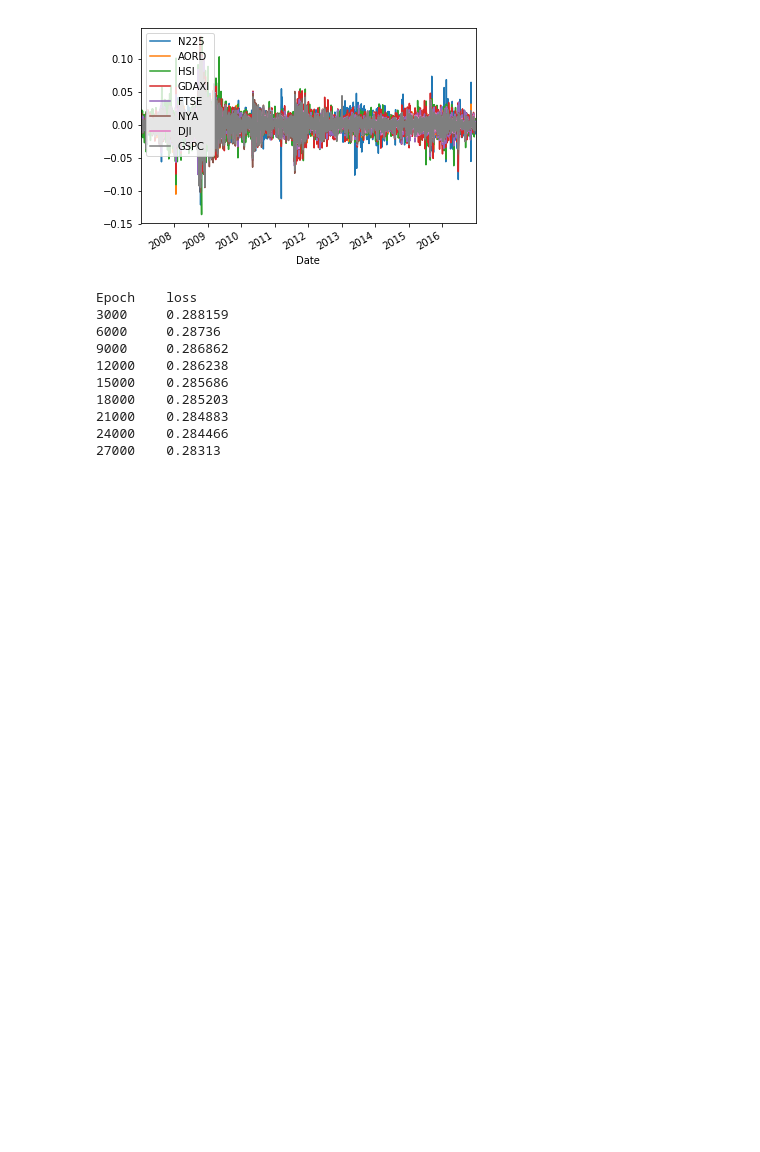
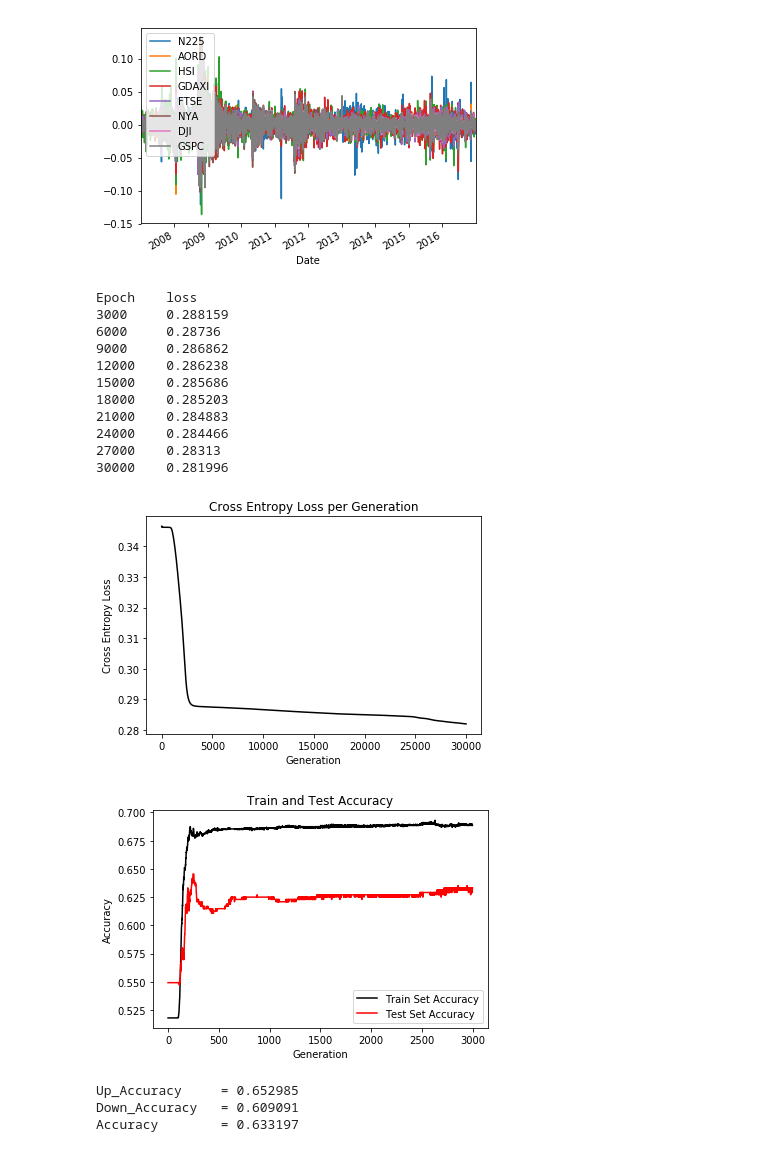
Before and after one commit to 5f5e0ff/repository, a Jupyter notebook: TensorFlowMachineLearning/TensorFlowMachineLearning.ipynb, the cells around one changed output. Drawn from its saved outputs; the diff is of its cells as text; code cells hidden in the pictures; blank space fills up the shorter version.

```diff
--- a/TensorFlowMachineLearning/TensorFlowMachineLearning.ipynb
+++ b/TensorFlowMachineLearning/TensorFlowMachineLearning.ipynb
@@ -62,30 +62,37 @@ def getTraningData():
             for before in days_before :
                 data[index + "_" + str(before)] = closing[index].iloc[i - before]
         features = features.append(data, ignore_index=True)
     for i in days_before :
         drop_col = ANSWER+"_"+str(i)
         #del features[drop_col] # 予測するデータの過去データを入れないとき
     # 予測する元のデータ , 予測するべきデータ
     return features,answers
 
 if __name__ == "__main__":
     start = time.time()
     features,answers = getTraningData()
     for test in range(4,5):
         layers = [50,25]
         model = Model(features,answers,layers,test*0.2,test*0.2+0.2)
         model.train()
         model.test()
+        model.value(ANSWER+"_1")
     print("elapsed_time :", time.time()-start, "[sec]")
 # %% [output]
 [figure]
 Epoch    loss
 3000     0.288159
 6000     0.28736
 9000     0.286862
 12000    0.286238
 15000    0.285686
 18000    0.285203
 21000    0.284883
 24000    0.284466
 27000    0.28313
+30000    0.281996
+[figure, added]
+[figure, added]
+Up_Accuracy     = 0.652985
+Down_Accuracy   = 0.609091
+Accuracy        = 0.633197
```
Also changed, not shown: parts of 1 cell of this notebook, 1 other file.
